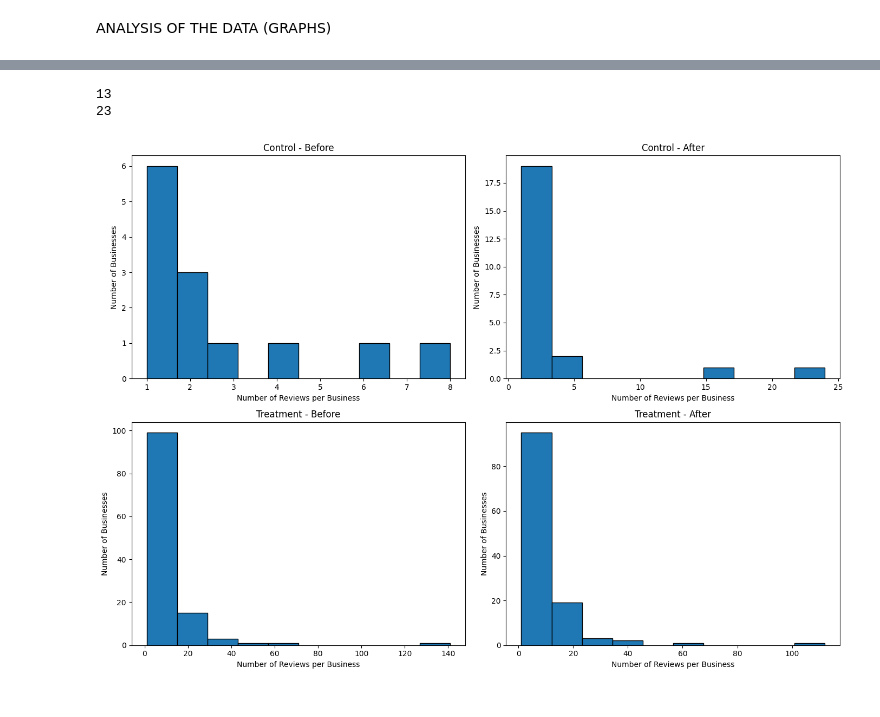
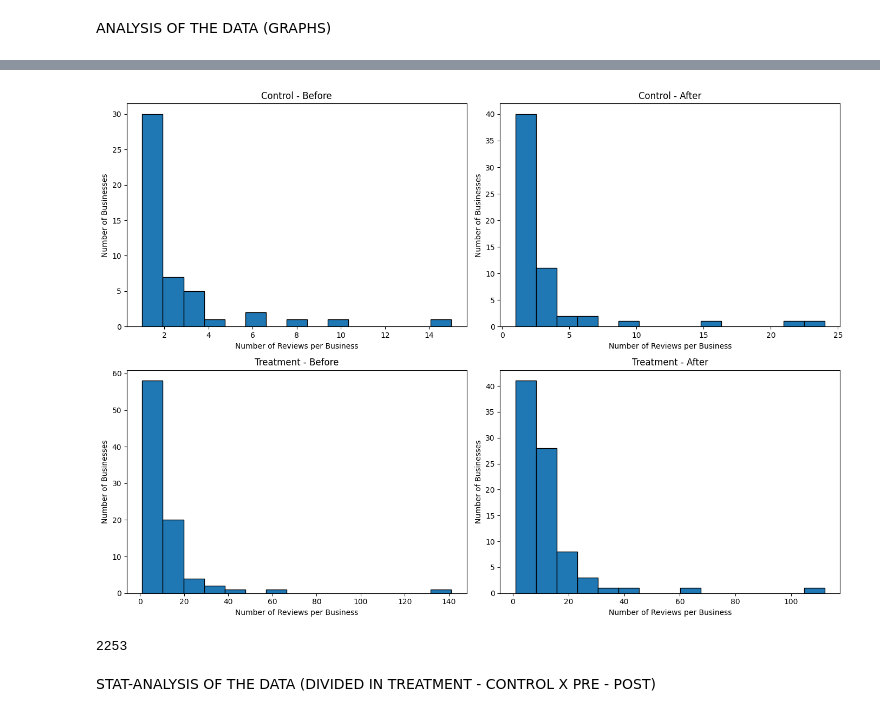
Before and after one commit to marcotoccoli/master_thesis_all, a Jupyter notebook: Dfference_in_Difference.ipynb, the cells around one changed output, grey strips where cells are left out. Cells and saved outputs as stored; diff of their text form; code cells hidden in the pictures.

```diff
--- a/Dfference_in_Difference.ipynb
+++ b/Dfference_in_Difference.ipynb
@@ -181,15 +179,28 @@ merged_data_updated.head()
 # %%
-#CONTROL OR TREATMENT?
+#CONTROL OR TREATMENT? --> THIS ADJUST
 #Focus on q1 (bottom 25% of number of not recommended) for control group and q4 (top 25% of number of not recommended) for treatment group
+
+#line below only if we do quarite .33 .54 etc
+#unique_restaurants_df = merged_data_updated.drop_duplicates(subset='business_id', keep='first')
+
+q1_value = 2
+q4_value = 11
+
 #Remove those in q2 and q3
-
-unique_restaurants_df = merged_data_updated.drop_duplicates(subset='business_id', keep='first')
-
-q1_value = unique_restaurants_df['not_recommended_review_count_pre'].quantile(0.25) #0 -> try change this
-q4_value = unique_restaurants_df['not_recommended_review_count_pre'].quantile(0.75) #8
-
-
 merged_data_updated = merged_data_updated[
     (merged_data_updated['not_recommended_review_count_pre'] <= q1_value) |
     (merged_data_updated['not_recommended_review_count_pre'] >= q4_value)
 ]
+
+#ADD TREATMENT OR CONTROL BINARY
+
+merged_data_updated['treatment'] = merged_data_updated['not_recommended_review_count_pre'].apply(
+    lambda x: 0 if x <= q1_value else 1)
+
+#4. how many restaurants?
+control_group_count = merged_data_updated[merged_data_updated['treatment'] == 0]['business_id'].nunique()
+treatment_group_count = merged_data_updated[merged_data_updated['treatment'] == 1]['business_id'].nunique()
+
+
+#print(f"Control Group: {control_group_count} businesses, Treatment Group: {treatment_group_count} businesses")
+#print(f"there are {len(merged_data_updated)} reviews")
@@ -219,6 +218,4 @@ merged_data_updated.head()
 # %%
-#ADD COLUMN FOR LENGHT OF TEXT-REVIEW
-merged_data_updated['text_length'] = merged_data_updated['text'].apply(len)
-
-merged_data_updated.head()
+#ADD COLUMN FOR LENGTH OF TEXT-REVIEW
+filtered_data['text_length'] = filtered_data['text'].apply(len)
 # %% [output]
@@ -235,7 +231,5 @@ merged_data_updated.head()
 def get_sentiment(text):
     return TextBlob(text).sentiment.polarity
 
-merged_data_updated['sentiment_score'] = round(merged_data_updated['text'].apply(get_sentiment), 4)
-
-merged_data_updated.head(5)
+filtered_data['sentiment_score'] = round(filtered_data['text'].apply(get_sentiment), 4)
 # %% [output]
@@ -249,8 +242,8 @@ merged_data_updated.head(5)
 #merged_data_updated['did_dummy'] = merged_data_updated['cut_off_date'] * merged_data_updated['treatment']
 #merged_data_updated = merged_data_updated.rename('review_id')
 
-desired_order = ['business_id', 'date', 'stars', 'text', 'cut_off_date', 'not_recommended_review_count_pre', 'treatment', 'text_length', 'sentiment_score',]
-merged_data_updated = merged_data_updated[desired_order]
+desired_order = ['user_id', 'business_id', 'date', 'stars', 'text', 'cut_off_date', 'not_recommended_review_count_pre', 'treatment', 'text_length', 'sentiment_score',]
+filtered_data = filtered_data[desired_order]
 
 merged_data_updated.head(5)
 # %% [output]
@@ -315,11 +289,4 @@ filtered_data.to_csv('outcomes/fitlered_data.csv')
 review_counts_period = filtered_data.groupby(['business_id', 'treatment', 'cut_off_date']).agg(
     review_count=('business_id', 'size'), #smaller aggregation, maybe for each week,
 ).reset_index()
-# %%
-#PROBLEM: SOME BUSINESSES ARE IN 0 BUT NOT IN ONE OR THE OTHER WAY AROUND
-print(review_counts_period[(review_counts_period["treatment"] == 0) & (review_counts_period["cut_off_date"] == 0)]['business_id'].nunique())
-print(review_counts_period[(review_counts_period["treatment"] == 0) & (review_counts_period["cut_off_date"] == 1)]['business_id'].nunique())
-# %% [output]
-13
-23
 # %%
@@ -340,21 +299,21 @@ for treatment in (0, 1):
 # %%
 #plot the graphs
 fig, axs = plt.subplots(2, 2, figsize=(14, 10))
 axs = axs.flatten()
 
 for idx, (data, title) in enumerate(datasets):
     if 'review_count' in data.columns:
-        axs[idx].hist(data['review_count'], bins=10, edgecolor='black')
+        axs[idx].hist(data['review_count'], bins= 15, edgecolor='black')
         # Optionally, set specific locator settings here if needed
         # axs[idx].xaxis.set_major_locator(ticker.MaxNLocator(integer=True))
         axs[idx].set_title(title)
         axs[idx].set_xlabel('Number of Reviews per Business')
         axs[idx].set_ylabel('Number of Businesses')
     else:
         axs[idx].text(0.5, 0.5, 'No review_count data available', ha='center', va='center')
         axs[idx].set_title(title)
 
 plt.tight_layout()
 plt.show()
 # %% [output]
-[figure, old version]
+[figure, new version]
@@ -367,0 +320,6 @@ plt.show()
+# %%
+len(filtered_data)
+# %% [output]
+2253
+# %% [markdown]
+STAT-ANALYSIS OF THE DATA (DIVIDED IN TREATMENT - CONTROL X PRE - POST)
```
Also changed, not shown: parts of 40 cells of this notebook.
